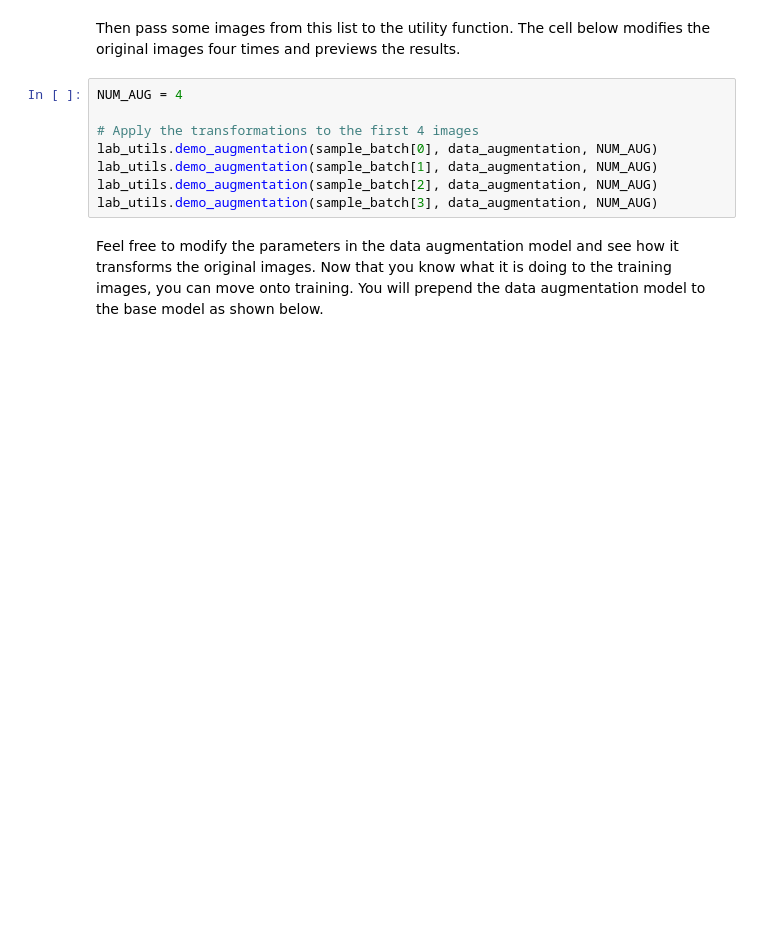
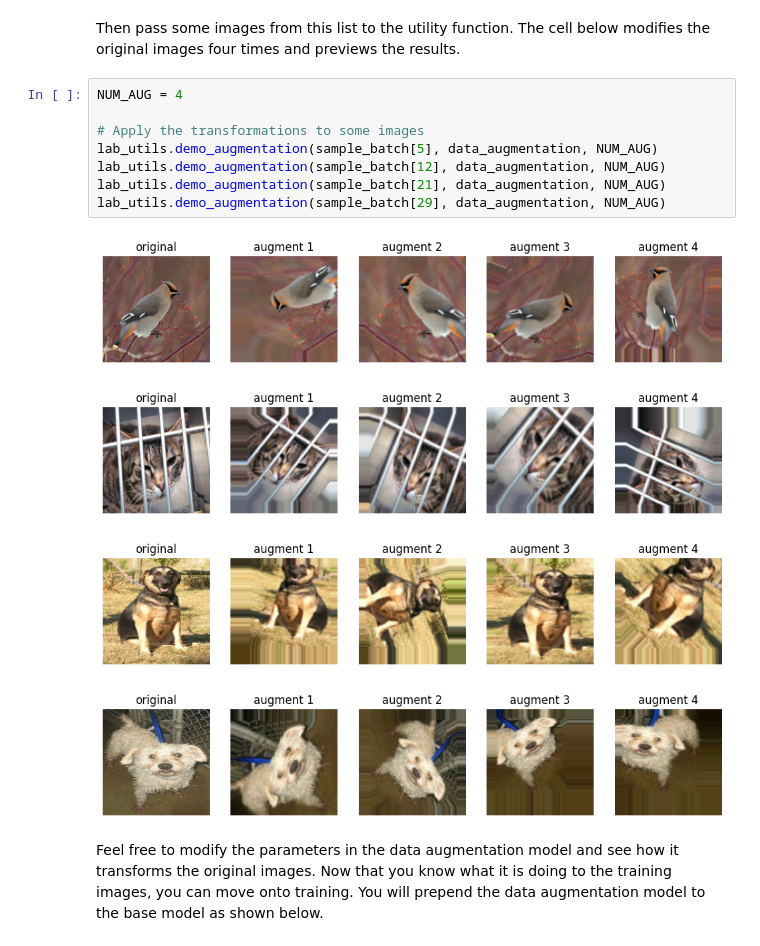
Before and after one commit to SudhanshuGulhane/MLOps-HandsOn, a Jupyter notebook: Week2-Modeling-Challenges-and-Strategies/C1W2_Ungraded_Lab_Birds_Cats_Dogs.ipynb, the cells around one changed output. Cells and saved outputs as stored; diff of their text form; blank space fills up the shorter version.

```diff
--- a/Week2-Modeling-Challenges-and-Strategies/C1W2_Ungraded_Lab_Birds_Cats_Dogs.ipynb
+++ b/Week2-Modeling-Challenges-and-Strategies/C1W2_Ungraded_Lab_Birds_Cats_Dogs.ipynb
@@ -766,11 +786,16 @@ Then pass some images from this list to the utility function. The cell below mod
 # %%
 NUM_AUG = 4
 
-# Apply the transformations to the first 4 images
-lab_utils.demo_augmentation(sample_batch[0], data_augmentation, NUM_AUG)
-lab_utils.demo_augmentation(sample_batch[1], data_augmentation, NUM_AUG)
-lab_utils.demo_augmentation(sample_batch[2], data_augmentation, NUM_AUG)
-lab_utils.demo_augmentation(sample_batch[3], data_augmentation, NUM_AUG)
+# Apply the transformations to some images
+lab_utils.demo_augmentation(sample_batch[5], data_augmentation, NUM_AUG)
+lab_utils.demo_augmentation(sample_batch[12], data_augmentation, NUM_AUG)
+lab_utils.demo_augmentation(sample_batch[21], data_augmentation, NUM_AUG)
+lab_utils.demo_augmentation(sample_batch[29], data_augmentation, NUM_AUG)
+# %% [output]
+[figure, added]
+[figure, added]
+[figure, added]
+[figure, added]
 # %% [markdown]
 Feel free to modify the parameters in the data augmentation model and see how it transforms the original images. Now that you know what it is doing to the training images, you can move onto training. You will prepend the data augmentation model to the base model as shown below.
 # %%
```
Also changed, not shown: parts of 24 cells of this notebook, 1 other file.
